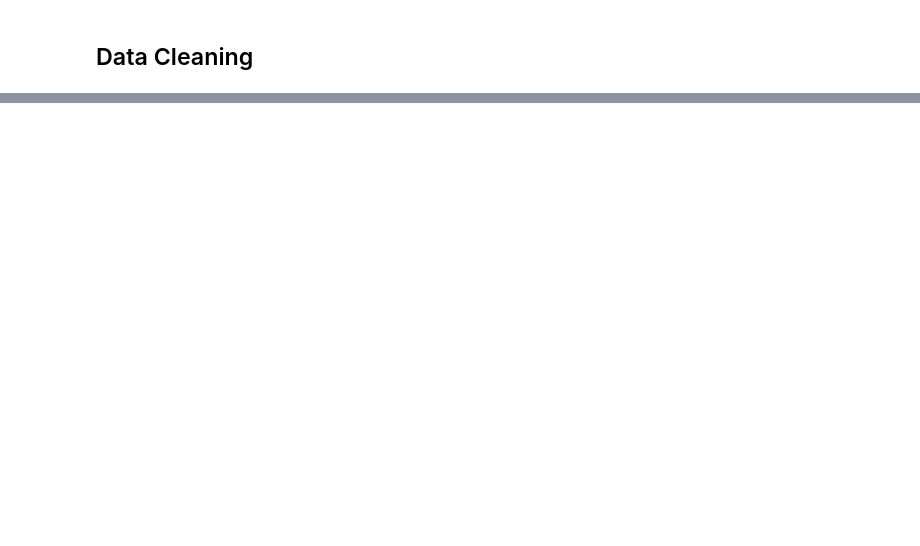
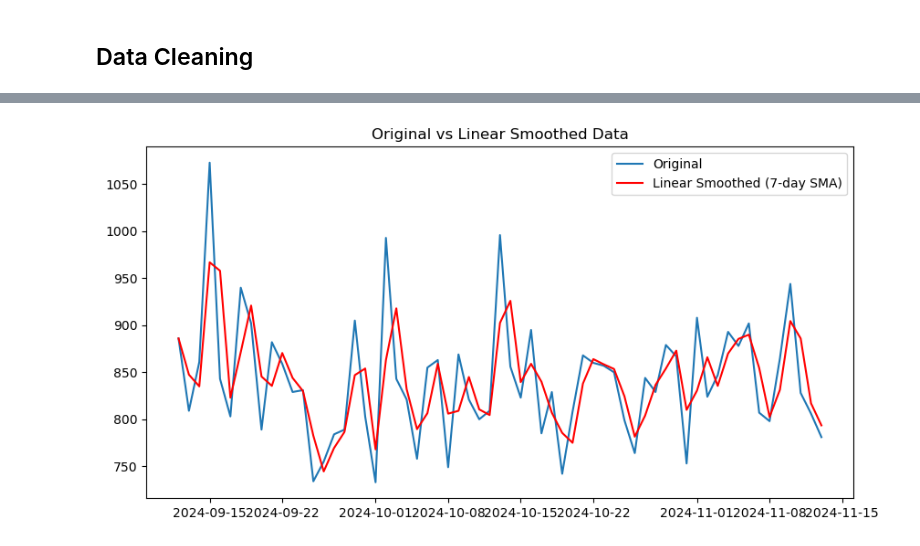
Before and after one commit to rennaMAhcuS/CS215Assignments, a Jupyter notebook: 4/A4-23B0923-23B1017-23B1074/Q1c.ipynb, the cells around one changed output, grey strips where cells are left out. Saved outputs shown, nothing was run; the diff lists cells and outputs as text; code cells hidden in the pictures; blank space fills up the shorter version.

```diff
--- a/4/A4-23B0923-23B1017-23B1074/Q1c.ipynb
+++ b/4/A4-23B0923-23B1017-23B1074/Q1c.ipynb
@@ -131,0 +167,20 @@ Nan_001_copy.insert(0, 'vehicle_no', remaining_002.iloc[:, 0])  # Adding the fir
+# %%
+# Convert the 'timestamp' to datetime (without modifying df_entry)
+df_entry_copy = df_entry.copy()
+df_entry_copy['timestamp'] = pd.to_datetime(df_entry_copy['timestamp'], errors='coerce')
+
+# Extract date and count vehicles entered per day
+daily_counts = df_entry_copy.groupby(df_entry_copy['timestamp'].dt.date)['vehicle_no'].count().reset_index()
+daily_counts.columns = ['date', 'vehicles_entered']
+
+# Set date as index (optional)
+daily_counts.set_index('date', inplace=True)
+
+pd.set_option('display.max_rows', None)
+# Calculate the sum of the 'vehicles_entered' column
+total_vehicles_entered = daily_counts['vehicles_entered'].sum()
+print(df_entry.shape[0])
+
+# Print the total
+print("Total vehicles entered:", total_vehicles_entered)
+print(daily_counts)
@@ -131,0 +205,14 @@ Nan_001_copy.insert(0, 'vehicle_no', remaining_002.iloc[:, 0])  # Adding the fir
+# %%
+# Apply a rolling window of 7 days for smoothing (window siz can be adjusted)
+daily_counts_smoothed_linear = daily_counts.rolling(window=2, min_periods=1).mean()
+
+# Visualize the smoothed data
+import matplotlib.pyplot as plt
+plt.figure(figsize=(10, 5))
+plt.plot(daily_counts, label='Original')
+plt.plot(daily_counts_smoothed_linear, label='Linear Smoothed (7-day SMA)', color='red')
+plt.legend()
+plt.title("Original vs Linear Smoothed Data")
+plt.show()
+# %% [output]
+[figure, added]
```
Also changed, not shown: parts of 16 cells of this notebook.
